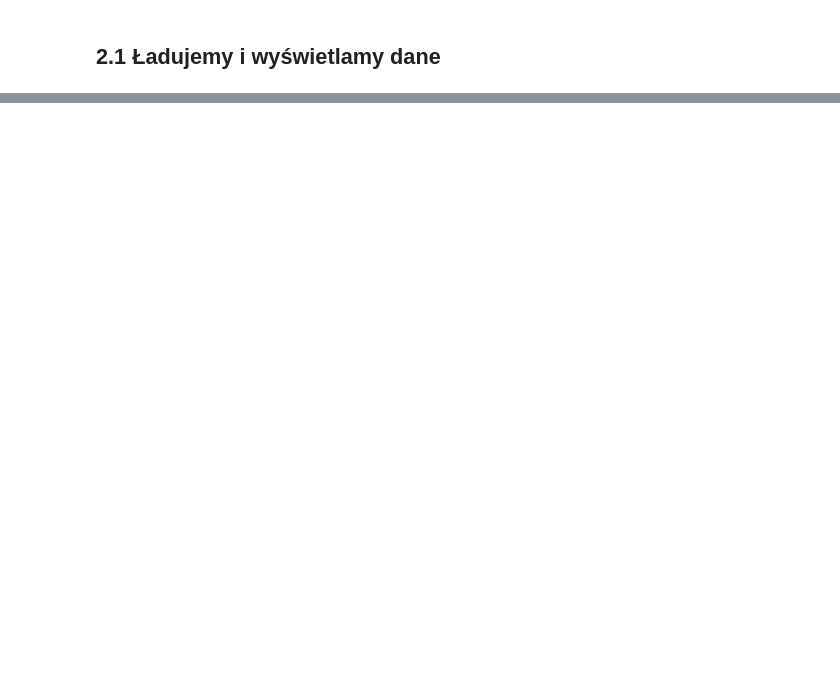
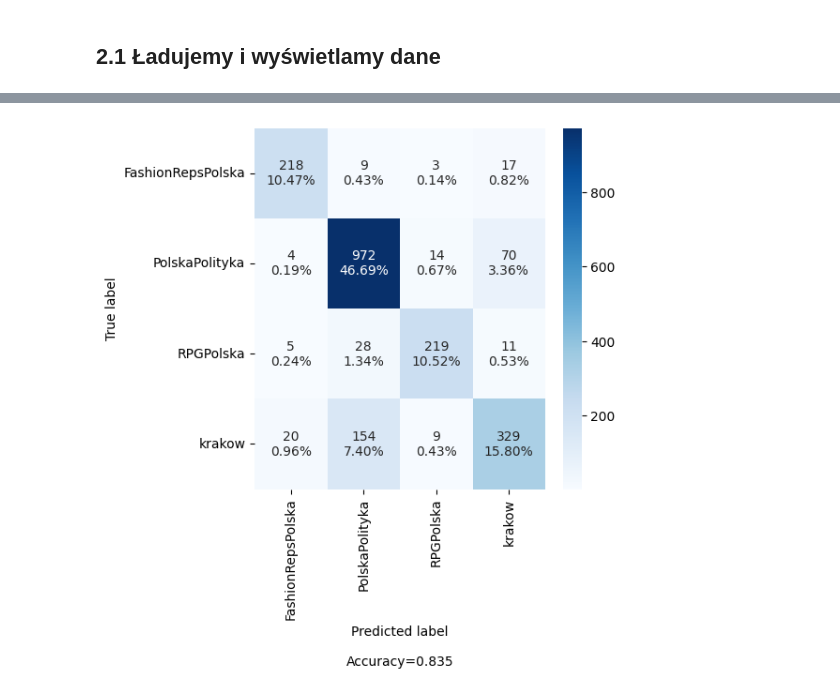
Before and after one commit to pszwed-ai/lab-eksploracja-danych, a Jupyter notebook: NLP_reddit.ipynb, the cells around one changed output, grey strips where cells are left out. Saved outputs shown, nothing was run; the diff lists cells and outputs as text; code cells hidden in the pictures; blank space fills up the shorter version.

```diff
--- a/NLP_reddit.ipynb
+++ b/NLP_reddit.ipynb
@@ -822,0 +894,7 @@ Wynik nie jest oszałamiający...
+# %%
+plt.rcParams["figure.figsize"] = (5,5)
+???
+conf_mat = ???
+make_confusion_matrix(conf_mat,categories=le.classes_);
+# %% [output]
+[figure, added]
```
Also changed, not shown: parts of 94 cells of this notebook.
